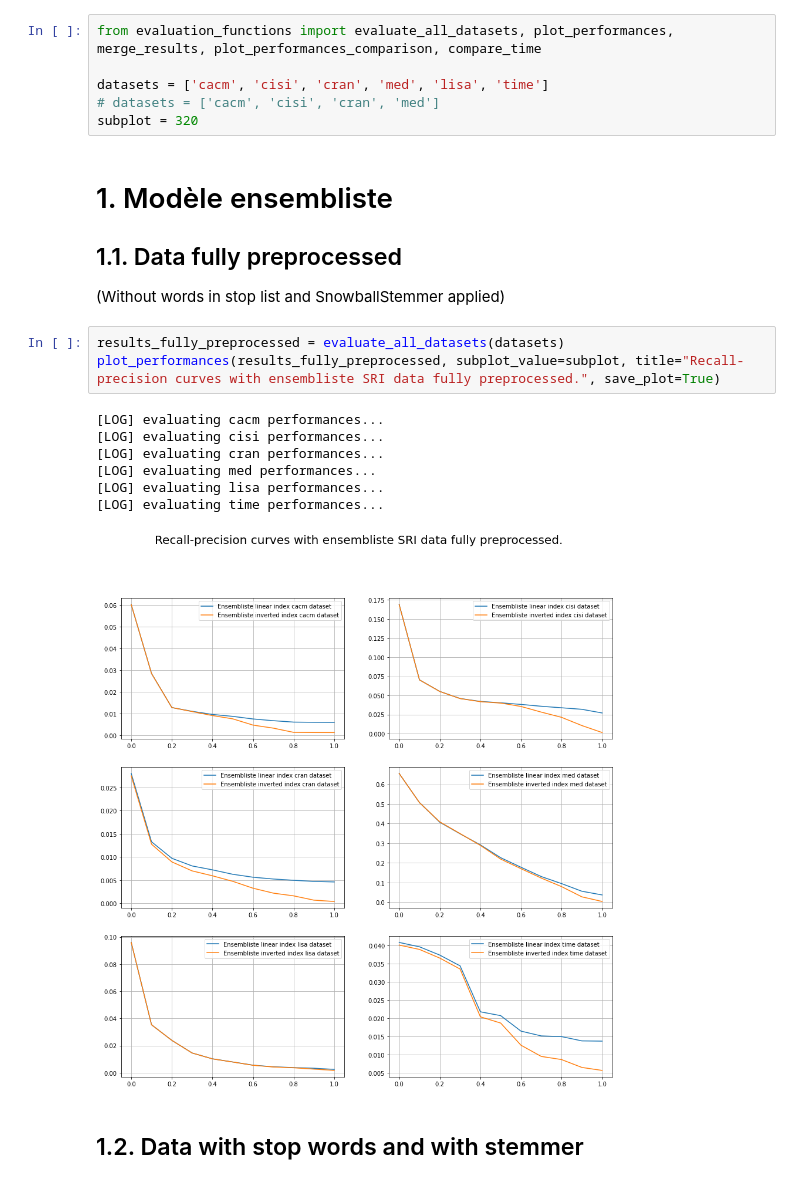
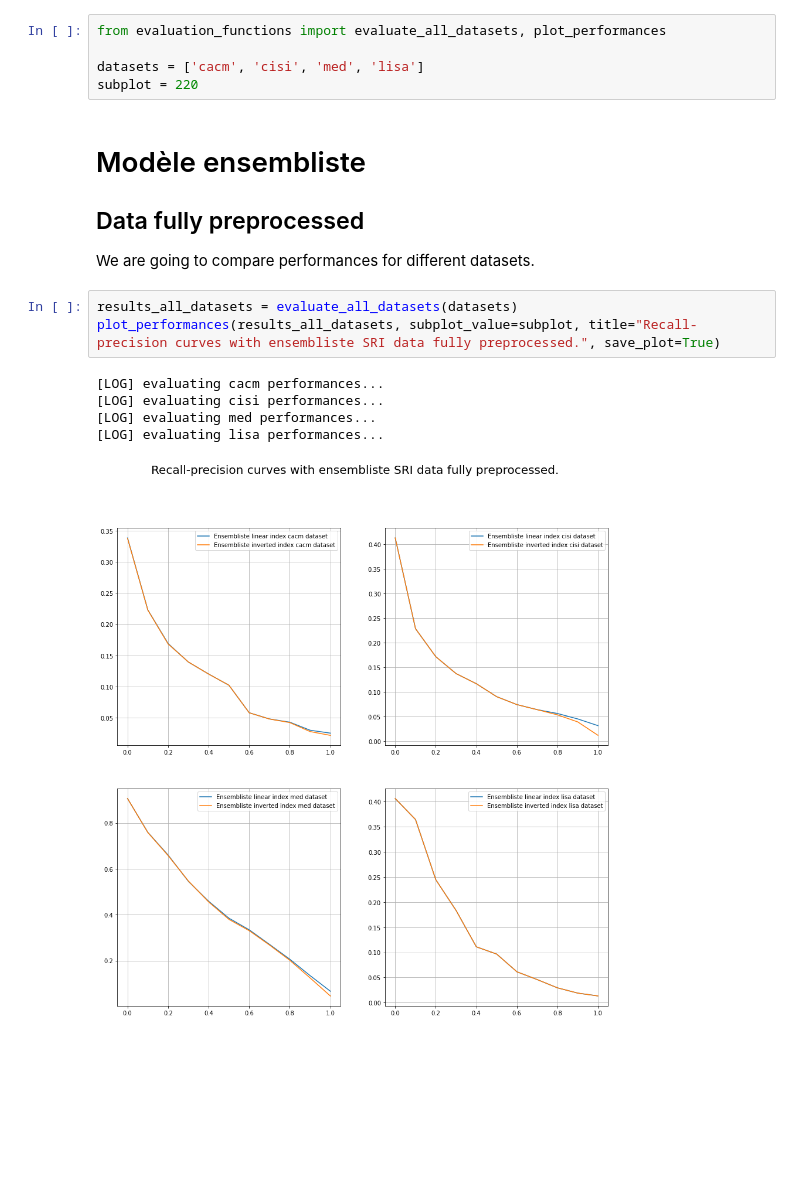
Before and after one commit to bastiendlf/Projet-recherche-information-textuelle-MDATA, a Jupyter notebook: Evaluate ensembliste.ipynb, the cells around one changed output. Drawn from its saved outputs; the diff is of its cells as text; blank space fills up the shorter version.

```diff
--- a/Evaluate ensembliste.ipynb
+++ b/Evaluate ensembliste.ipynb
@@ -1,23 +1,18 @@
 # %%
-from evaluation_functions import evaluate_all_datasets, plot_performances, merge_results, plot_performances_comparison, compare_time
+from evaluation_functions import evaluate_all_datasets, plot_performances
 
-datasets = ['cacm', 'cisi', 'cran', 'med', 'lisa', 'time']
-# datasets = ['cacm', 'cisi', 'cran', 'med']
-subplot = 320
+datasets = ['cacm', 'cisi', 'med', 'lisa']
+subplot = 220
-# %% [markdown]
-# 1. Modèle ensembliste
-## 1.1. Data fully preprocessed
-(Without words in stop list and SnowballStemmer applied)
+# %% [markdown]
+# Modèle ensembliste
+## Data fully preprocessed
+We are going to compare performances for different datasets.
 # %%
-results_fully_preprocessed = evaluate_all_datasets(datasets)
-plot_performances(results_fully_preprocessed, subplot_value=subplot, title="Recall-precision curves with ensembliste SRI data fully preprocessed.", save_plot=True)
+results_all_datasets = evaluate_all_datasets(datasets)
+plot_performances(results_all_datasets, subplot_value=subplot, title="Recall-precision curves with ensembliste SRI data fully preprocessed.", save_plot=True)
 # %% [output]
 [LOG] evaluating cacm performances...
 [LOG] evaluating cisi performances...
-[LOG] evaluating cran performances...
 [LOG] evaluating med performances...
 [LOG] evaluating lisa performances...
-[LOG] evaluating time performances...
-[figure, old version]
+[figure, new version]
-# %% [markdown]
-## 1.2. Data with stop words and with stemmer
```
Also changed, not shown: parts of 9 cells of this notebook, 7 other files.
